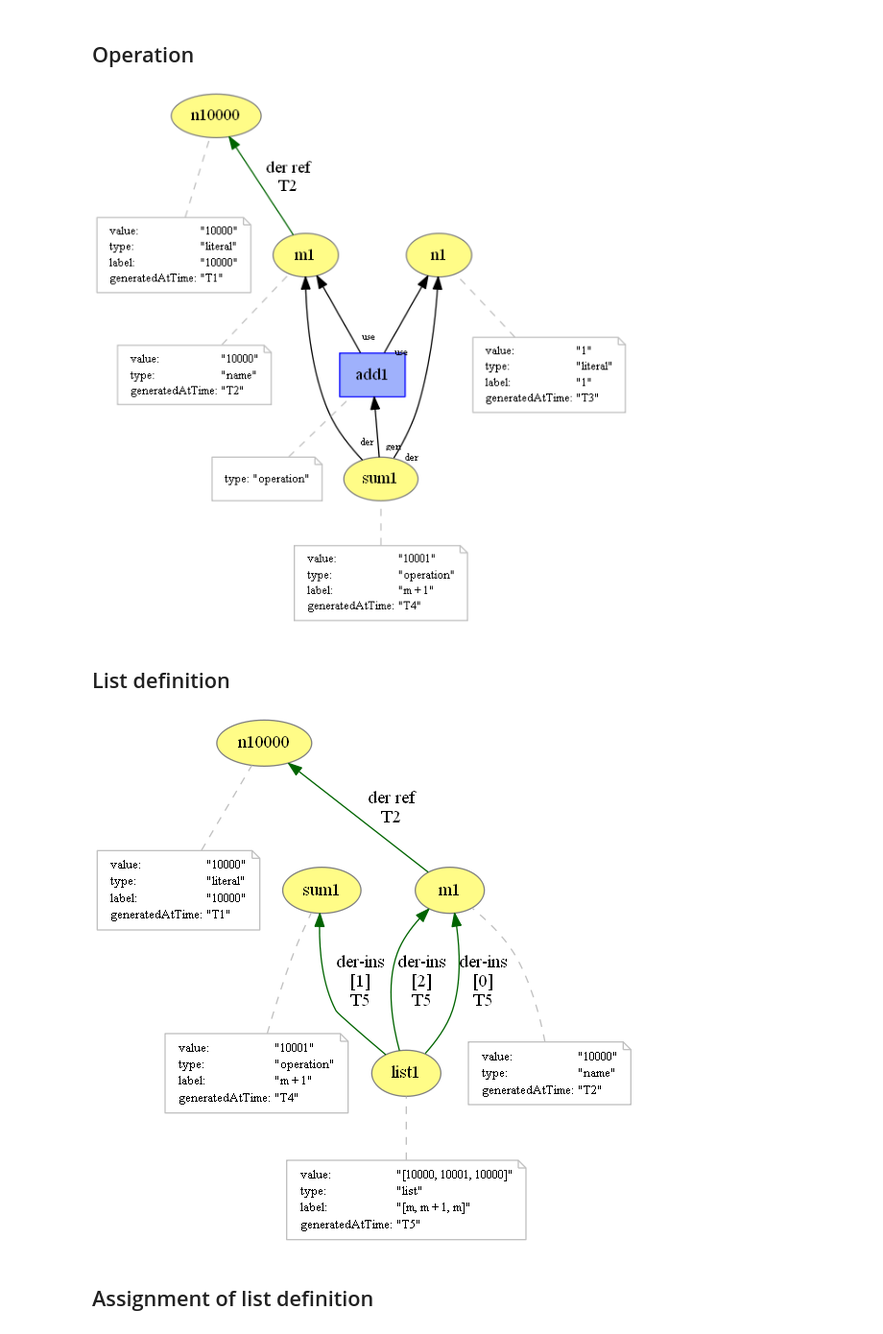
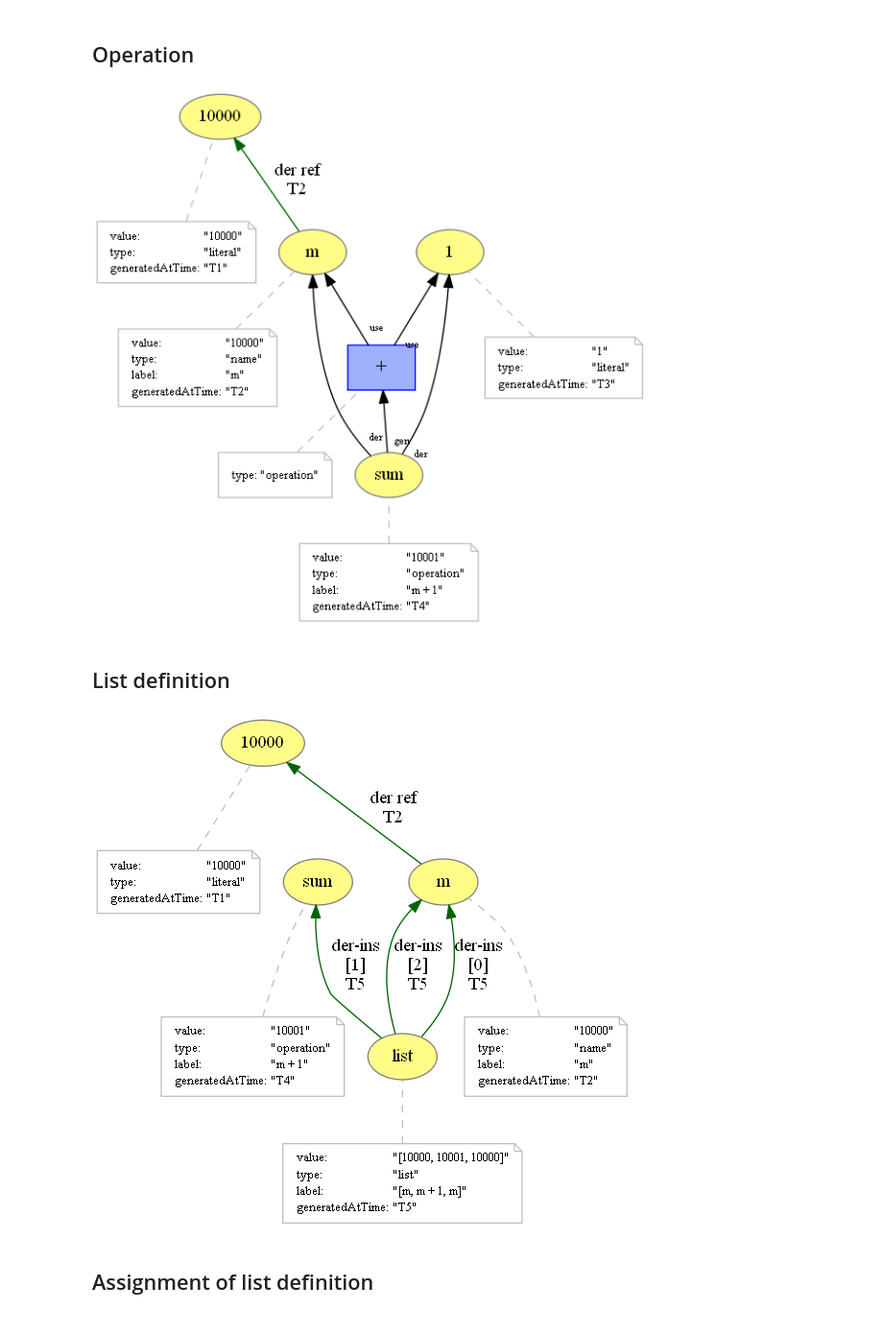
Before and after one commit to dew-uff/versioned-prov, a Jupyter notebook: notebooks/[Versioned-PROV] Mapping.ipynb, the cells around one changed output. Shown at 96% size. Saved outputs shown, nothing was run; the diff lists cells and outputs as text; code cells hidden in the pictures.

```diff
--- a/notebooks/[Versioned-PROV] Mapping.ipynb
+++ b/notebooks/[Versioned-PROV] Mapping.ipynb
@@ -37,37 +37,37 @@ referenceDerivedFrom(m1, n10000, assign1, g1, u1, T2)
 # %%
 %%provn -o ../versioned_prov/operation -e png svg pdf provn
 // previous
-entity(n10000, [value="10000", type="literal", label="10000", generatedAtTime="T1"])
-entity(m1, [value="10000", type="name", generatedAtTime="T2"])
-referenceDerivedFrom(m1, n10000, -, -, -, T2)
+entity(10000, [value="10000", type="literal", generatedAtTime="T1"])
+entity(m, [value="10000", type="name", label="m", generatedAtTime="T2"])
+referenceDerivedFrom(m, 10000, -, -, -, T2)
 
 // new
-entity(n1, [value="1", type="literal", label="1", generatedAtTime="T3"])
-entity(sum1, [value="10001", type="operation", label="m + 1", generatedAtTime="T4"])
+entity(1, [value="1", type="literal",  generatedAtTime="T3"])
+entity(sum, [value="10001", type="operation", label="m + 1", generatedAtTime="T4"])
 
-activity(add1, [type="operation"])
-used(u2; add1, m1, -)
-used(u3; add1, n1, -)
-wasGeneratedBy(g2; sum1, add1, -)
-wasDerivedFrom(sum1, m1, add1, g2, u2)
-wasDerivedFrom(sum1, n1, add1, g3, u3)
+activity(+, [type="operation"])
+used(u2; +, m, -)
+used(u3; +, 1, -)
+wasGeneratedBy(g2; sum, +, -)
+wasDerivedFrom(sum, m, +, g2, u2)
+wasDerivedFrom(sum, 1, +, g3, u3)
 # %% [output]
-[figure, old version]
+[figure, new version]
 # %% [markdown]
 ## List definition
 # %%
 %%provn -o ../versioned_prov/list -e png svg pdf provn
 // previous
-entity(n10000, [value="10000", type="literal", label="10000", generatedAtTime="T1"])
-entity(m1, [value="10000", type="name", generatedAtTime="T2"])
-referenceDerivedFrom(m1, n10000, -, -, -, T2)
-entity(sum1, [value="10001", type="operation", label="m + 1", generatedAtTime="T4"])
+entity(10000, [value="10000", type="literal", generatedAtTime="T1"])
+entity(m, [value="10000", type="name", label="m", generatedAtTime="T2"])
+referenceDerivedFrom(m, 10000, -, -, -, T2)
+entity(sum, [value="10001", type="operation", label="m + 1", generatedAtTime="T4"])
 
 // new
-entity(list1, [value="[10000, 10001, 10000]", type="list", label="[m, m + 1, m]", generatedAtTime="T5"])
-derivedByInsertion(list1, {("0", m1), ("1", sum1), ("2", m1)}, T5)
+entity(list, [value="[10000, 10001, 10000]", type="list", label="[m, m + 1, m]", generatedAtTime="T5"])
+derivedByInsertion(list, {("0", m), ("1", sum), ("2", m)}, T5)
 # %% [output]
-[figure, old version]
+[figure, new version]
 # %% [markdown]
 ## Assignment of list definition
 # %%
```
Also changed, not shown: parts of 8 cells of this notebook, 51 other files.
